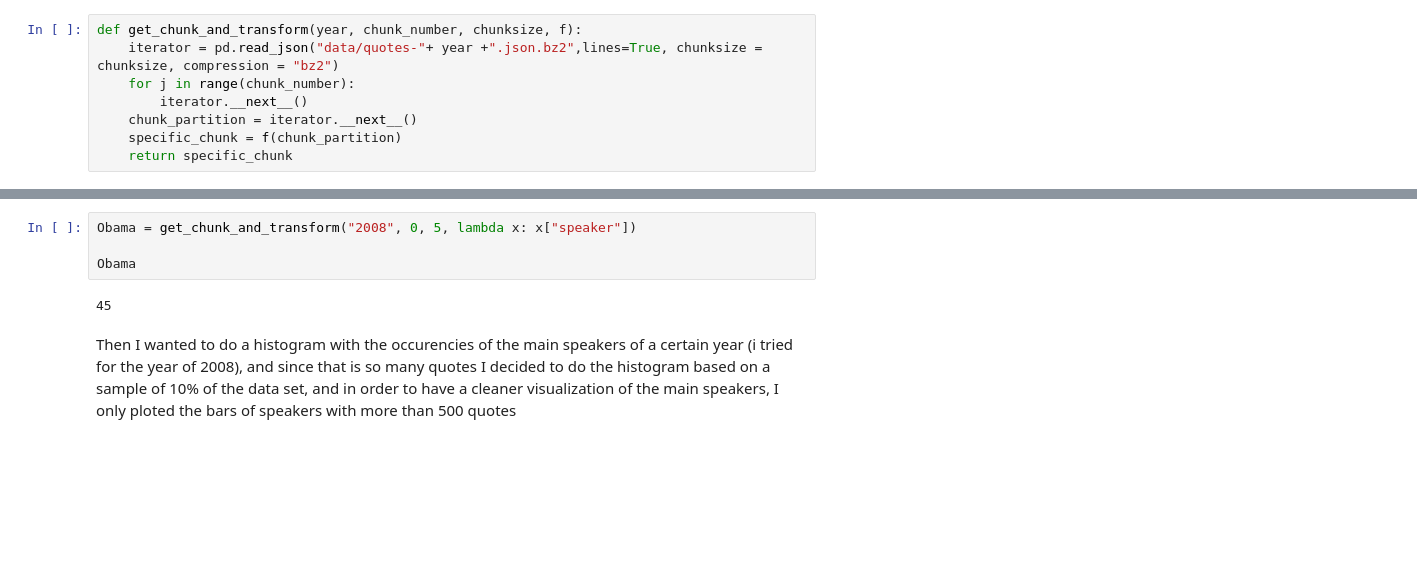
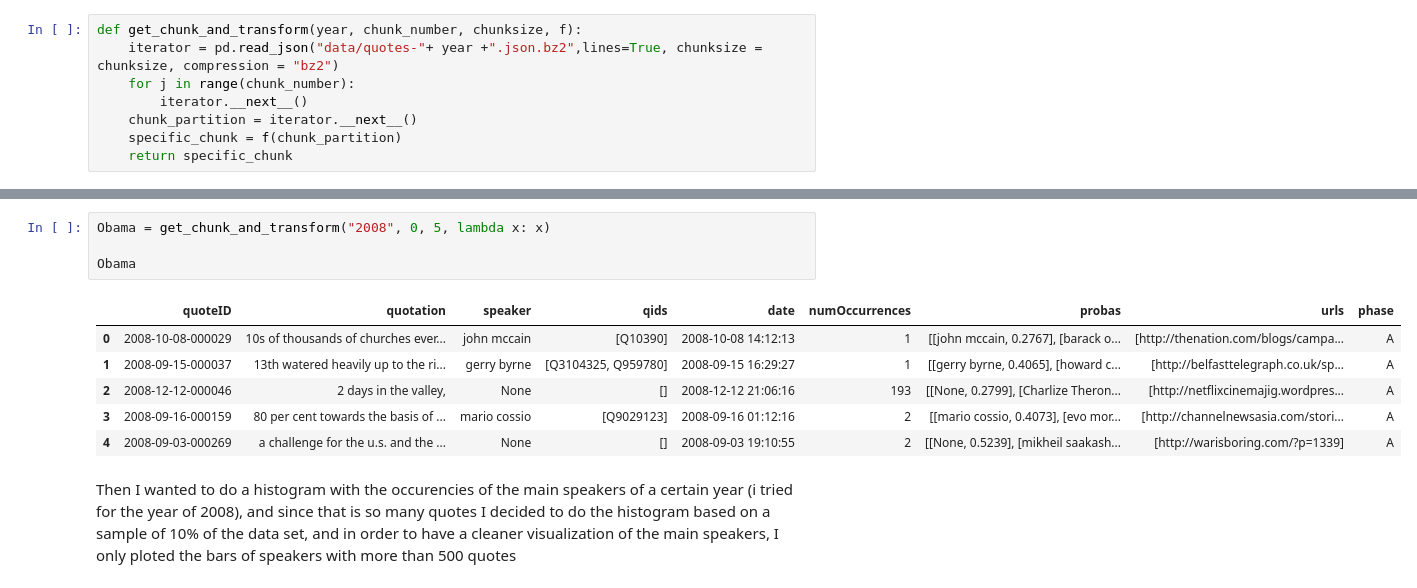
Before and after one commit to lucarossi9/Applied-Data-Analysis-project, a Jupyter notebook: ml2_Goncalo.ipynb, the cells around one changed output, grey strips where cells are left out. Drawn from its saved outputs; the diff is of its cells as text; blank space fills up the shorter version.

```diff
--- a/ml2_Goncalo.ipynb
+++ b/ml2_Goncalo.ipynb
@@ -135,9 +200,14 @@ chunks_2008
 # %%
-Obama = get_chunk_and_transform("2008", 0, 5, lambda x: x["speaker"])
+Obama = get_chunk_and_transform("2008", 0, 5, lambda x: x)
 
 Obama
 # %% [output]
-45
+|  | quoteID | quotation | speaker | qids | date | numOccurrences | probas | urls | phase |
+| 0 | 2008-10-08-000029 | 10s of thousands of churches ever... | john mccain | [Q10390] | 2008-10-08 14:12:13 | 1 | [[john mccain, 0.2767], [barack o... | [http://thenation.com/blogs/campa... | A |
+| 1 | 2008-09-15-000037 | 13th watered heavily up to the ri... | gerry byrne | [Q3104325, Q959780] | 2008-09-15 16:29:27 | 1 | [[gerry byrne, 0.4065], [howard c... | [http://belfasttelegraph.co.uk/sp... | A |
+| 2 | 2008-12-12-000046 | 2 days in the valley, | None | [] | 2008-12-12 21:06:16 | 193 | [[None, 0.2799], [Charlize Theron... | [http://netflixcinemajig.wordpres... | A |
+| 3 | 2008-09-16-000159 | 80 per cent towards the basis of ... | mario cossio | [Q9029123] | 2008-09-16 01:12:16 | 2 | [[mario cossio, 0.4073], [evo mor... | [http://channelnewsasia.com/stori... | A |
+| 4 | 2008-09-03-000269 | a challenge for the u.s. and the ... | None | [] | 2008-09-03 19:10:55 | 2 | [[None, 0.5239], [mikheil saakash... | [http://warisboring.com/?p=1339] | A |
 # %% [markdown]
 Then I wanted to do a histogram with the occurencies of the main speakers of a certain year (i tried for the year of 2008), and since that is so many quotes I decided to do the histogram based on a sample of 10% of the data set, and in order to have a cleaner visualization of the main speakers, I only ploted the bars of speakers with more than 500 quotes
 # %%
```
Also changed, not shown: parts of 10 cells of this notebook.
